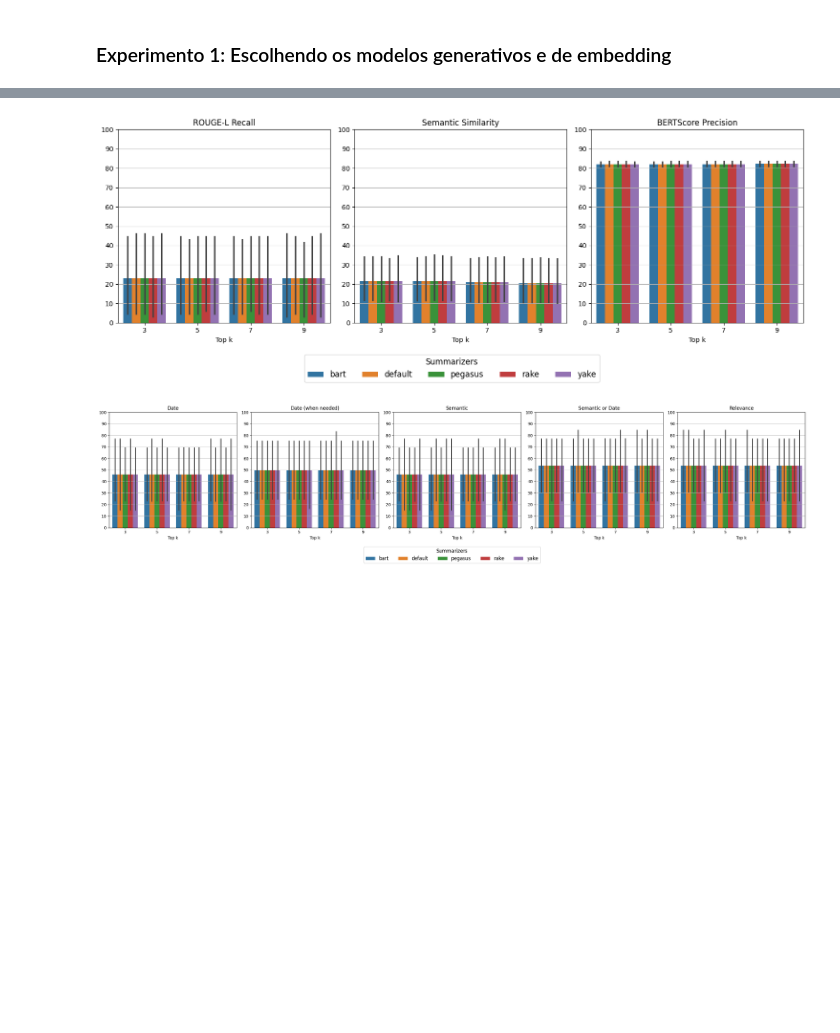
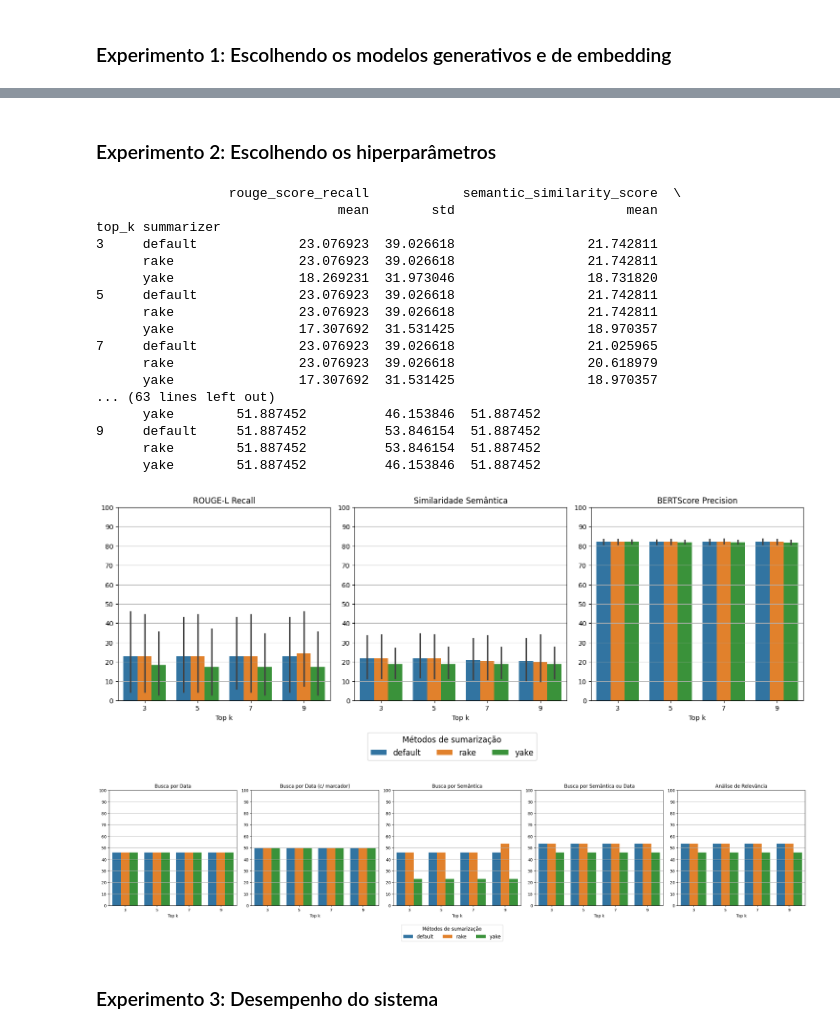
Before and after one commit to nilogm/2024-2-gpt, a Jupyter notebook: results.ipynb, the cells around one changed output, grey strips where cells are left out. Saved outputs shown, nothing was run; the diff lists cells and outputs as text; code cells hidden in the pictures; blank space fills up the shorter version.

Commit message:
Atualização de código para incluir summarizers

```diff
--- a/results.ipynb
+++ b/results.ipynb
@@ -30,17 +45,38 @@ display_scores(
+# %% [markdown]
+### Experimento 2: Escolhendo os hiperparâmetros
 # %%
 df = read_folder("scores_exp2")
 df = df.sort_values(["top_k", "summarizer"])
 display_scores(
     df,
     x="top_k",
     hue="summarizer",
     x_name="Top k",
-    hue_name="Summarizers",
+    hue_name="Métodos de sumarização",
+    img_name="scores_exp2",
 )
-# plt.savefig(f"images/scores_exp1.svg", bbox_inches='tight')
 # %% [output]
+                 rouge_score_recall            semantic_similarity_score  \
+                               mean        std                      mean
+top_k summarizer
+3     default             23.076923  39.026618                 21.742811
+      rake                23.076923  39.026618                 21.742811
+      yake                18.269231  31.973046                 18.731820
+5     default             23.076923  39.026618                 21.742811
+      rake                23.076923  39.026618                 21.742811
+      yake                17.307692  31.531425                 18.970357
+7     default             23.076923  39.026618                 21.025965
+      rake                23.076923  39.026618                 20.618979
+      yake                17.307692  31.531425                 18.970357
+... (63 lines left out)
+      yake        51.887452          46.153846  51.887452
+9     default     51.887452          53.846154  51.887452
+      rake        51.887452          53.846154  51.887452
+      yake        51.887452          46.153846  51.887452
-[figure, old version]
+[figure, new version]
-[figure, old version]
+[figure, new version]
+# %% [markdown]
+### Experimento 3: Desempenho do sistema
 # %%
 df = read_folder("scores_exp3")
 display_scores(
```
Also changed, not shown: parts of 11 cells of this notebook, 11 other files.
